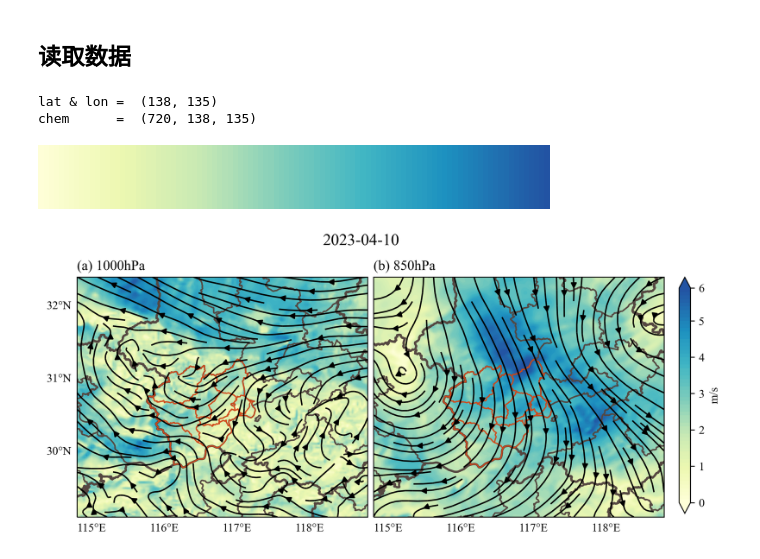
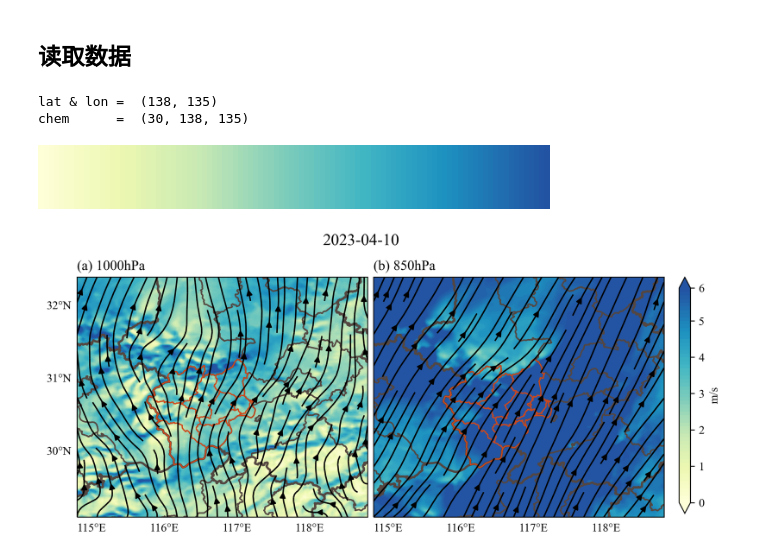
Before and after one commit to Iphisxu/Anqing, a Jupyter notebook: April/wind_section/streamplot.ipynb, the cells around one changed output. Cells and saved outputs as stored; diff of their text form; code cells hidden in the pictures.

```diff
--- a/April/wind_section/streamplot.ipynb
+++ b/April/wind_section/streamplot.ipynb
@@ -43,14 +43,20 @@ vw_L1 = np.squeeze(metFile.vwind.sel(level=1000,method='nearest'))
 uw_L2 = np.squeeze(metFile.uwind.sel(level=850,method='nearest'))
 vw_L2 = np.squeeze(metFile.vwind.sel(level=850,method='nearest'))
 
+uuL1 = uw_L1.resample({'time':'D'}).mean(dim='time')
+vvL1 = vw_L1.resample({'time':'D'}).mean(dim='time')
+
+uuL2 = uw_L2.resample({'time':'D'}).mean(dim='time')
+vvL2 = vw_L2.resample({'time':'D'}).mean(dim='time')
+
 print('lat & lon = ',lat.shape)
-print('chem      = ',uw_L1.shape)
+print('chem      = ',uuL1.shape)
 # %% [output]
 lat & lon =  (138, 135)
-chem      =  (720, 138, 135)
+chem      =  (30, 138, 135)
 # %%
-ws_L1 = np.sqrt(uw_L1**2+vw_L1**2)
-ws_L2 = np.sqrt(uw_L2**2+vw_L2**2)
+ws_L1 = np.sqrt(uuL1**2+vvL1**2)
+ws_L2 = np.sqrt(uuL2**2+vvL2**2)
 # %%
 import cmaps
 
@@ -85,38 +91,38 @@ for i in range(2):
 
     ax[i].set_extent([114.8, 118.8, 29.1, 32.4],ccrs.PlateCarree()) # d03
 
     if i>0:
         gl.left_labels=False
 
-xgrid = np.size(uw_L1,2)
-ygrid = np.size(uw_L1,1)
+xgrid = np.size(uuL1,2)
+ygrid = np.size(uuL1,1)
 ngrid = 10
 
 # contour map
 cmap=ax[0].contourf(lon,lat,ws_L1[date-1,:,:],transform=proj,cmap=colormap,levels=cmaplevel,extend='both')
 cmap=ax[1].contourf(lon,lat,ws_L2[date-1,:,:],transform=proj,cmap=colormap,levels=cmaplevel,extend='both')
 
 ax[0].streamplot(lon[0:ygrid:ngrid,0:xgrid:ngrid].values,lat[0:ygrid:ngrid,0:xgrid:ngrid].values,
-        uw_L1[date-1,0:ygrid:ngrid,0:xgrid:ngrid].values,vw_L1[date-1,0:ygrid:ngrid,0:xgrid:ngrid].values,
+        uuL1[date-1,0:ygrid:ngrid,0:xgrid:ngrid].values,vvL1[date-1,0:ygrid:ngrid,0:xgrid:ngrid].values,
         transform=proj,color='k',linewidth=1.2)
 ax[1].streamplot(lon[0:ygrid:ngrid,0:xgrid:ngrid].values,lat[0:ygrid:ngrid,0:xgrid:ngrid].values,
-        uw_L2[date-1,0:ygrid:ngrid,0:xgrid:ngrid].values,vw_L2[date-1,0:ygrid:ngrid,0:xgrid:ngrid].values,
+        uuL2[date-1,0:ygrid:ngrid,0:xgrid:ngrid].values,vvL2[date-1,0:ygrid:ngrid,0:xgrid:ngrid].values,
         transform=proj,color='k',linewidth=1.2)
 
 # share colorbar
 fig.subplots_adjust(right=0.9,wspace=0.02)
 position= fig.add_axes([0.92,0.15,0.015,0.7])
 cbar=fig.colorbar(cmap,cax=position)
 cbar.set_ticks(np.arange(0,cmax+0.1,1))
 cbar.set_label('m/s')
 
 ax[0].set_title('(a) 1000hPa',loc='left')
 ax[1].set_title('(b) 850hPa',loc='left')
 plt.suptitle(pd.to_datetime('2023-04-'+str(date)).strftime('%Y-%m-%d'),size=14)
 
 plt.show()
 # %% [output]
-[figure, old version]
+[figure, new version]
 # %%
 dates=np.arange(1,31)
 cmax=6
```
Also changed, not shown: parts of 1 cell of this notebook.
